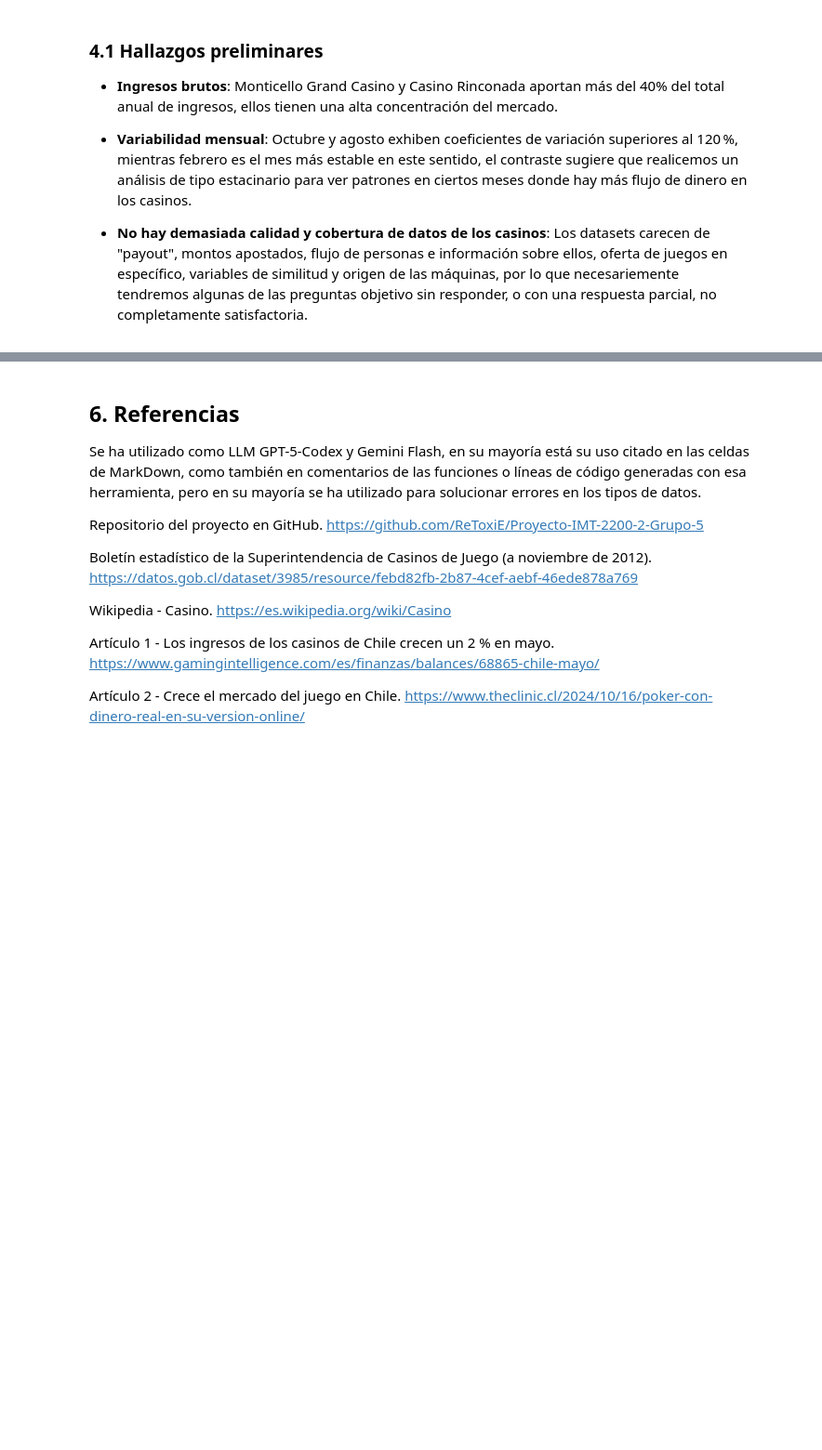
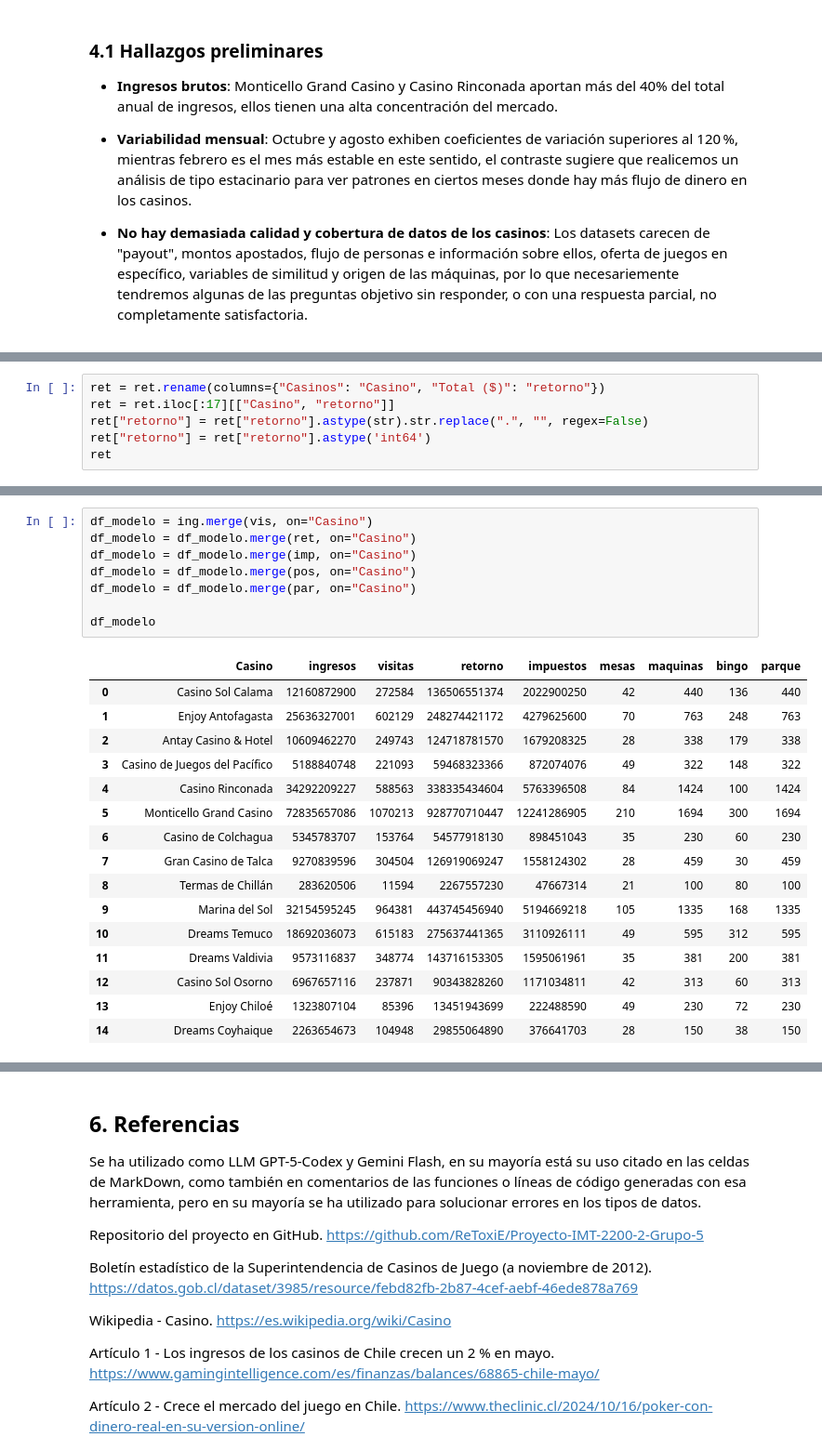
Before and after one commit to ReToxiE/Proyecto-IMT-2200-2-Grupo-5, a Jupyter notebook: notebooks/analisis_final.ipynb, the cells around one changed output, grey strips where cells are left out. Shown at 93% size. Saved outputs shown, nothing was run; the diff lists cells and outputs as text; blank space fills up the shorter version.

```diff
--- a/notebooks/analisis_final.ipynb
+++ b/notebooks/analisis_final.ipynb
@@ -840,0 +961,6 @@ Ponemos las preguntas objetivo en esta celda MD, posterior al análisis explorat
+# %%
+ret = ret.rename(columns={"Casinos": "Casino", "Total ($)": "retorno"})
+ret = ret.iloc[:17][["Casino", "retorno"]]
+ret["retorno"] = ret["retorno"].astype(str).str.replace(".", "", regex=False)
+ret["retorno"] = ret["retorno"].astype('int64')
+ret
@@ -840,0 +1065,25 @@ Ponemos las preguntas objetivo en esta celda MD, posterior al análisis explorat
+# %%
+df_modelo = ing.merge(vis, on="Casino")
+df_modelo = df_modelo.merge(ret, on="Casino")
+df_modelo = df_modelo.merge(imp, on="Casino")
+df_modelo = df_modelo.merge(pos, on="Casino")
+df_modelo = df_modelo.merge(par, on="Casino")
+
+df_modelo
+# %% [output]
+|  | Casino | ingresos | visitas | retorno | impuestos | mesas | maquinas | bingo | parque |
+| 0 | Casino Sol Calama | 12160872900 | 272584 | 136506551374 | 2022900250 | 42 | 440 | 136 | 440 |
+| 1 | Enjoy Antofagasta | 25636327001 | 602129 | 248274421172 | 4279625600 | 70 | 763 | 248 | 763 |
+| 2 | Antay Casino & Hotel | 10609462270 | 249743 | 124718781570 | 1679208325 | 28 | 338 | 179 | 338 |
+| 3 | Casino de Juegos del Pacífico | 5188840748 | 221093 | 59468323366 | 872074076 | 49 | 322 | 148 | 322 |
+| 4 | Casino Rinconada | 34292209227 | 588563 | 338335434604 | 5763396508 | 84 | 1424 | 100 | 1424 |
+| 5 | Monticello Grand Casino | 72835657086 | 1070213 | 928770710447 | 12241286905 | 210 | 1694 | 300 | 1694 |
+| 6 | Casino de Colchagua | 5345783707 | 153764 | 54577918130 | 898451043 | 35 | 230 | 60 | 230 |
+| 7 | Gran Casino de Talca | 9270839596 | 304504 | 126919069247 | 1558124302 | 28 | 459 | 30 | 459 |
+| 8 | Termas de Chillán | 283620506 | 11594 | 2267557230 | 47667314 | 21 | 100 | 80 | 100 |
+| 9 | Marina del Sol | 32154595245 | 964381 | 443745456940 | 5194669218 | 105 | 1335 | 168 | 1335 |
+| 10 | Dreams Temuco | 18692036073 | 615183 | 275637441365 | 3110926111 | 49 | 595 | 312 | 595 |
+| 11 | Dreams Valdivia | 9573116837 | 348774 | 143716153305 | 1595061961 | 35 | 381 | 200 | 381 |
+| 12 | Casino Sol Osorno | 6967657116 | 237871 | 90343828260 | 1171034811 | 42 | 313 | 60 | 313 |
+| 13 | Enjoy Chiloé | 1323807104 | 85396 | 13451943699 | 222488590 | 49 | 230 | 72 | 230 |
+| 14 | Dreams Coyhaique | 2263654673 | 104948 | 29855064890 | 376641703 | 28 | 150 | 38 | 150 |
```
Also changed, not shown: parts of 32 cells of this notebook.
